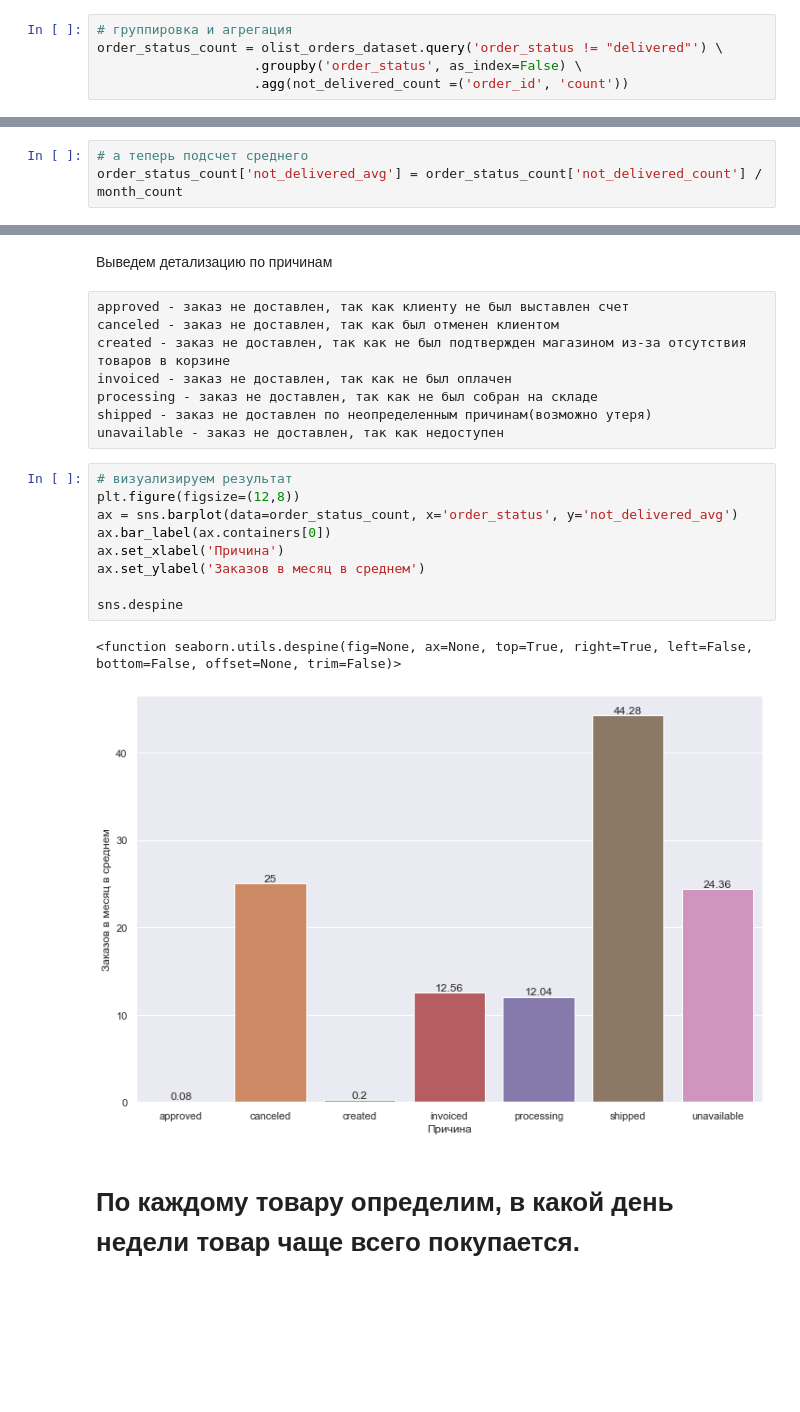
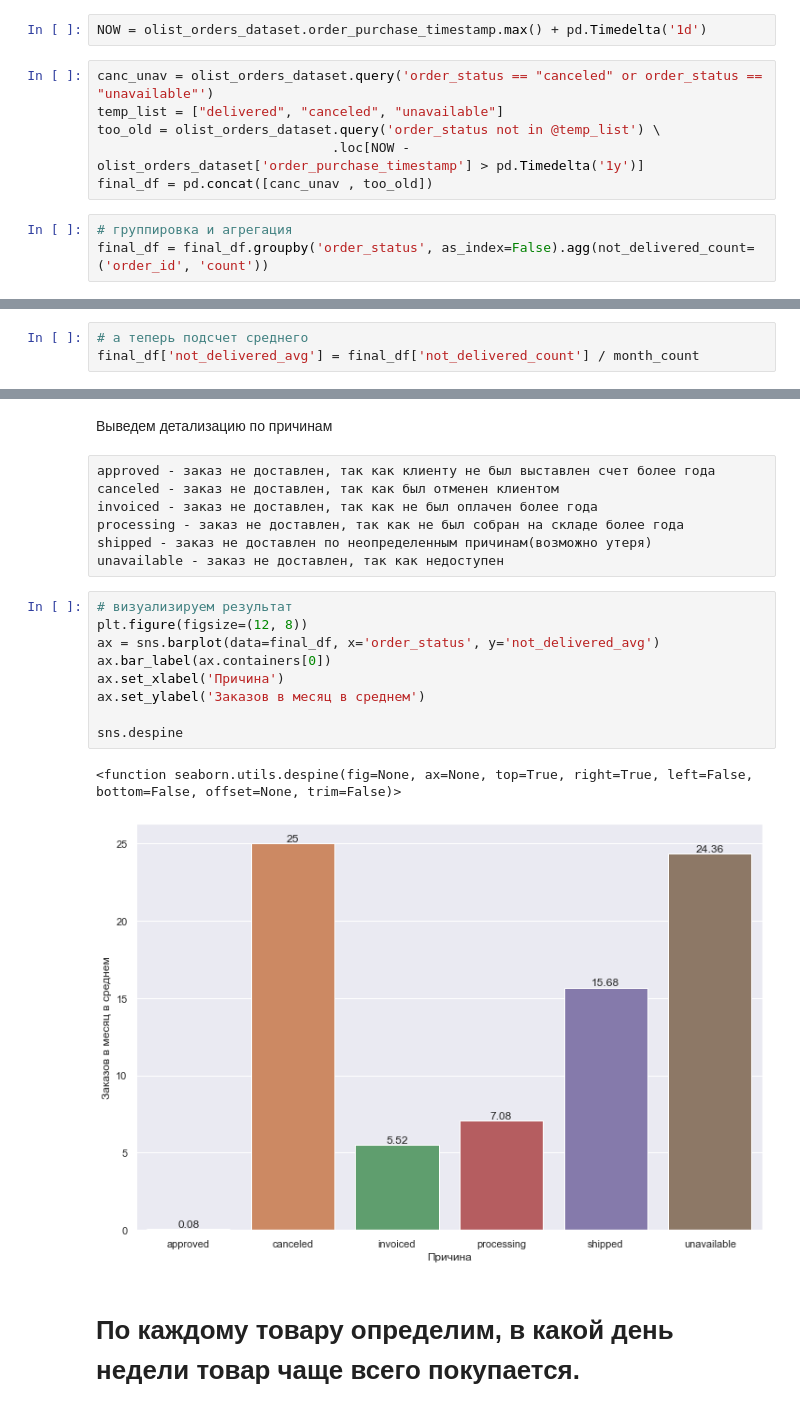
Before and after one commit to Mihail-Olegovich/Karpov_courses_lessons_and_projects, a Jupyter notebook: Intermediate_project/e-commerce.ipynb, the cells around one changed output, grey strips where cells are left out. Cells and saved outputs as stored; diff of their text form; blank space fills up the shorter version.

```diff
--- a/Intermediate_project/e-commerce.ipynb
+++ b/Intermediate_project/e-commerce.ipynb
@@ -388,6 +391,12 @@ month_count = olist_orders_dataset.order_purchase_year_month.nunique()
+# %%
+NOW = olist_orders_dataset.order_purchase_timestamp.max() + pd.Timedelta('1d')
+# %%
+canc_unav = olist_orders_dataset.query('order_status == "canceled" or order_status == "unavailable"')
+temp_list = ["delivered", "canceled", "unavailable"]
+too_old = olist_orders_dataset.query('order_status not in @temp_list') \
+                              .loc[NOW - olist_orders_dataset['order_purchase_timestamp'] > pd.Timedelta('1y')]
+final_df = pd.concat([canc_unav , too_old])
 # %%
 # группировка и агрегация
-order_status_count = olist_orders_dataset.query('order_status != "delivered"') \
-                    .groupby('order_status', as_index=False) \
-                    .agg(not_delivered_count =('order_id', 'count'))
+final_df = final_df.groupby('order_status', as_index=False).agg(not_delivered_count=('order_id', 'count'))
 # %%
@@ -402,4 +411,4 @@ order_status_count.head()
 # %%
 # а теперь подсчет среднего
-order_status_count['not_delivered_avg'] = order_status_count['not_delivered_count'] / month_count
+final_df['not_delivered_avg'] = final_df['not_delivered_count'] / month_count
 # %%
@@ -416,25 +424,24 @@ order_status_count
 # %% [markdown]
 Выведем детализацию по причинам
 # %% [raw]
-approved - заказ не доставлен, так как клиенту не был выставлен счет
+approved - заказ не доставлен, так как клиенту не был выставлен счет более года
 canceled - заказ не доставлен, так как был отменен клиентом
-created - заказ не доставлен, так как не был подтвержден магазином из-за отсутствия товаров в корзине
-invoiced - заказ не доставлен, так как не был оплачен
-processing - заказ не доставлен, так как не был собран на складе
+invoiced - заказ не доставлен, так как не был оплачен более года
+processing - заказ не доставлен, так как не был собран на складе более года
 shipped - заказ не доставлен по неопределенным причинам(возможно утеря)
 unavailable - заказ не доставлен, так как недоступен
 # %%
 # визуализируем результат
-plt.figure(figsize=(12,8))
-ax = sns.barplot(data=order_status_count, x='order_status', y='not_delivered_avg')
+plt.figure(figsize=(12, 8))
+ax = sns.barplot(data=final_df, x='order_status', y='not_delivered_avg')
 ax.bar_label(ax.containers[0])
 ax.set_xlabel('Причина')
 ax.set_ylabel('Заказов в месяц в среднем')
 
 sns.despine
 # %% [output]
 <function seaborn.utils.despine(fig=None, ax=None, top=True, right=True, left=False, bottom=False, offset=None, trim=False)>
-[figure, old version]
+[figure, new version]
 # %% [markdown]
 # По каждому товару определим, в какой день недели товар чаще всего покупается.
 # %% [markdown]
```
Also changed, not shown: parts of 46 cells of this notebook.
